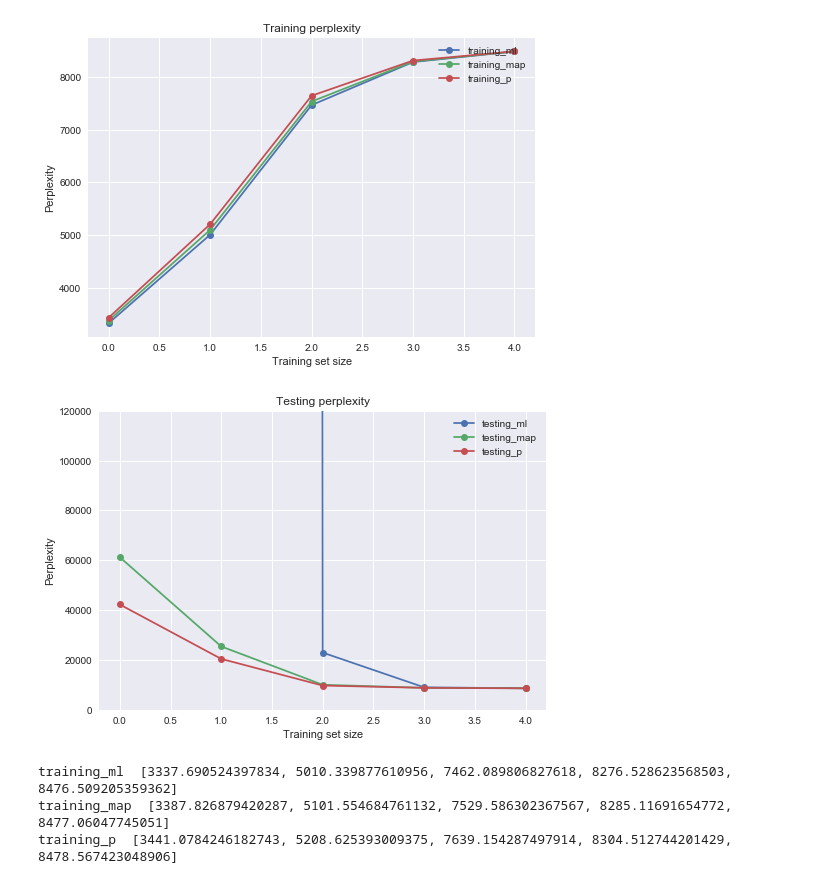
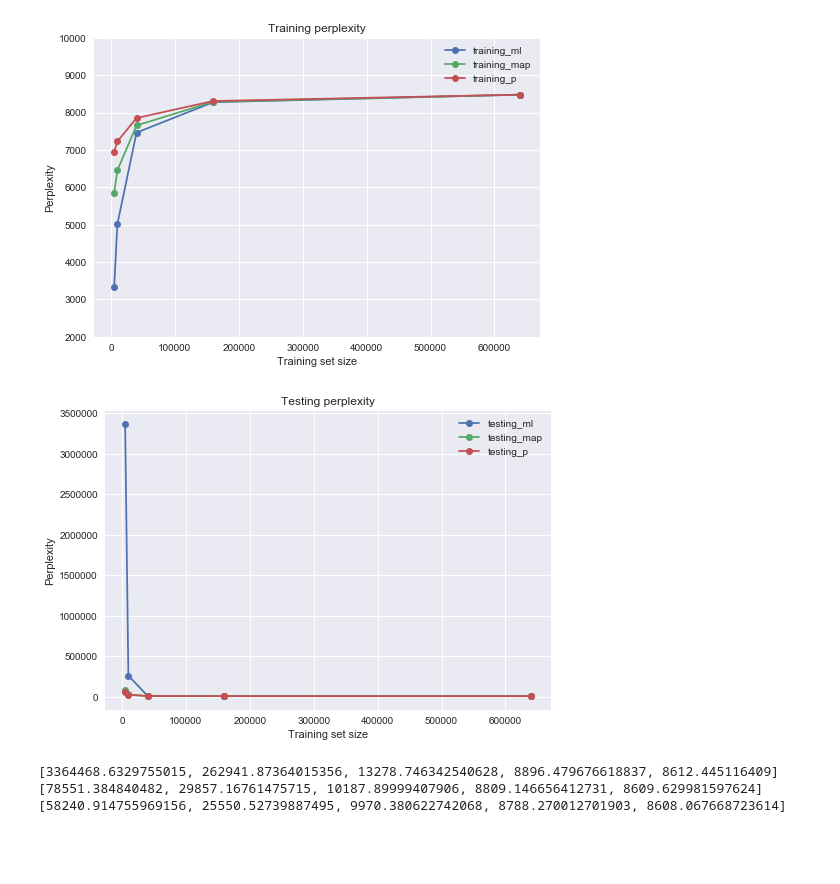
Before and after one commit to esmeliu95/MLE-MAP-estimate, a Jupyter notebook: workingyo.ipynb, the cells around one changed output. Cells and saved outputs as stored; diff of their text form; code cells hidden in the pictures; blank space fills up the shorter version.

```diff
--- a/workingyo.ipynb
+++ b/workingyo.ipynb
@@ -22,14 +23,3 @@ training_sets.append(train_N[:10000]) #N/64
 training_sets.append(train_N[:40000]) #N/16
 training_sets.append(train_N[:160000]) #N/4
 training_sets.append(train_N) #N
-# %%
-#training
-models = []
-for each_train in training_sets:
-    dictionary = collections.Counter(each_train)
-    N = len(each_train) #5000 10000 ... 640000
-    model = collections.Counter()
-    for word in each_train:
-        model[word] = dictionary[word]/N
-
-    models.append(model)
@@ -37,23 +55,25 @@ for each_train in training_sets:
 def perplexity(model, run_test, token):
 
     N = len(run_test)
-    K = len(list(set(run_test)))
+    K = 10000
 
     probability = np.zeros(len(run_test))
     for index,word in enumerate(run_test):
         probability[index] = model[word]
 
-
     for i in range(len(probability)):
         if probability[i] == 0:
             if token == 'ML':
-                probability[i] = np.log(0.0000000000000001)
+                probability[i] = np.log(0.000000001)
             elif token == 'MAP':
                 probability[i] = np.log(1/(N+K))
             elif token == 'PP':
                 probability[i] = np.log(2/(N+(2*K)))
+
         else:
             probability[i] = np.log(probability[i])
 
+
+
     pp = np.exp((-1/N)*np.sum(probability))
     return pp
@@ -121,33 +108,36 @@ def plot_data(mlmodels,mapmodel,pmodel,training,testing):
         temp_test_p = perplexity(pmodel[index],testing,'PP')
         testing_p.append(temp_test_p)
 
-    plt.plot(training_ml,'-o',label="training_ml")
-    plt.plot(training_map,'-o',label="training_map")
-    plt.plot(training_p,'-o',label="training_p")
+
+    training_para = [5000,10000,40000,160000,640000]
+    plt.plot(training_para,training_ml,'-o',label="training_ml")
+    plt.plot(training_para,training_map,'-o',label="training_map")
+    plt.plot(training_para,training_p,'-o',label="training_p")
     plt.xlabel('Training set size')
     plt.ylabel('Perplexity')
+    plt.ylim(2000,10000)
     plt.legend(loc='upper right')
     plt.title("Training perplexity")
     plt.show()
 
-    plt.plot(testing_ml,'-o',label="testing_ml")
-    plt.plot(testing_map,'-o',label="testing_map")
-    plt.plot(testing_p,'-o',label="testing_p")
+    plt.plot(training_para,testing_ml,'-o',label="testing_ml")
+    plt.plot(training_para,testing_map,'-o',label="testing_map")
+    plt.plot(training_para,testing_p,'-o',label="testing_p")
     plt.xlabel('Training set size')
     plt.ylabel('Perplexity')
-    plt.ylim(0,120000)
     plt.legend(loc='upper right')
     plt.title("Testing perplexity")
     plt.show()
 
-    print('training_ml ',training_ml)
-    print('training_map ',training_map)
-    print('training_p ',training_p)
+    print(testing_ml)
+    print(testing_map)
+    print(testing_p)
-# %%
-plot_data(models,MAP_models,p_models,training_sets,ttesting)
-# %% [output]
-[figure, removed]
-[figure, removed]
-training_ml  [3337.690524397834, 5010.339877610956, 7462.089806827618, 8276.528623568503, 8476.509205359362]
-training_map  [3387.826879420287, 5101.554684761132, 7529.586302367567, 8285.11691654772, 8477.06047745051]
-training_p  [3441.0784246182743, 5208.625393009375, 7639.154287497914, 8304.512744201429, 8478.567423048906]
+# %%
+mlml,mapmap,pppp = training_process(2,training_sets,'')
+plot_data(mlml,mapmap,pppp,training_sets,ttesting)
+# %% [output]
+[figure, added]
+[figure, added]
+[3364468.6329755015, 262941.87364015356, 13278.746342540628, 8896.479676618837, 8612.445116409]
+[78551.384840482, 29857.16761475715, 10187.89999407906, 8809.146656412731, 8609.629981597624]
+[58240.914755969156, 25550.52739887495, 9970.380622742068, 8788.270012701903, 8608.067668723614]
```
Also changed, not shown: parts of 7 cells of this notebook.
